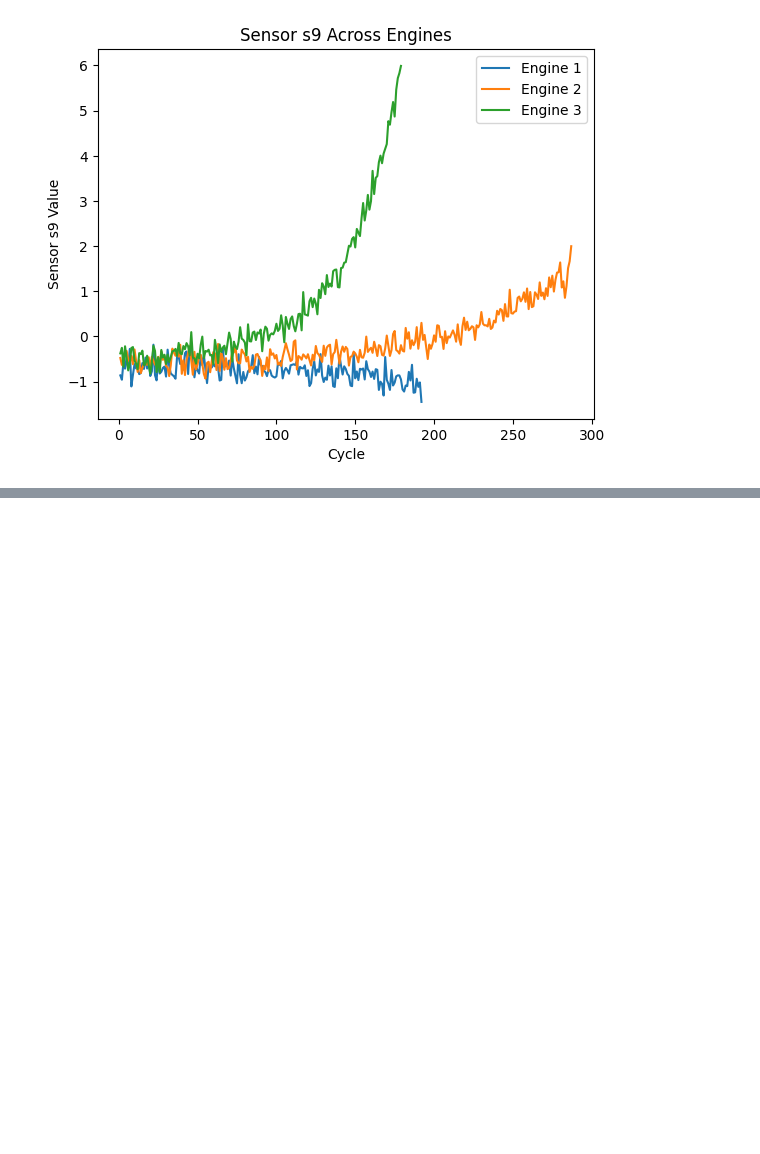
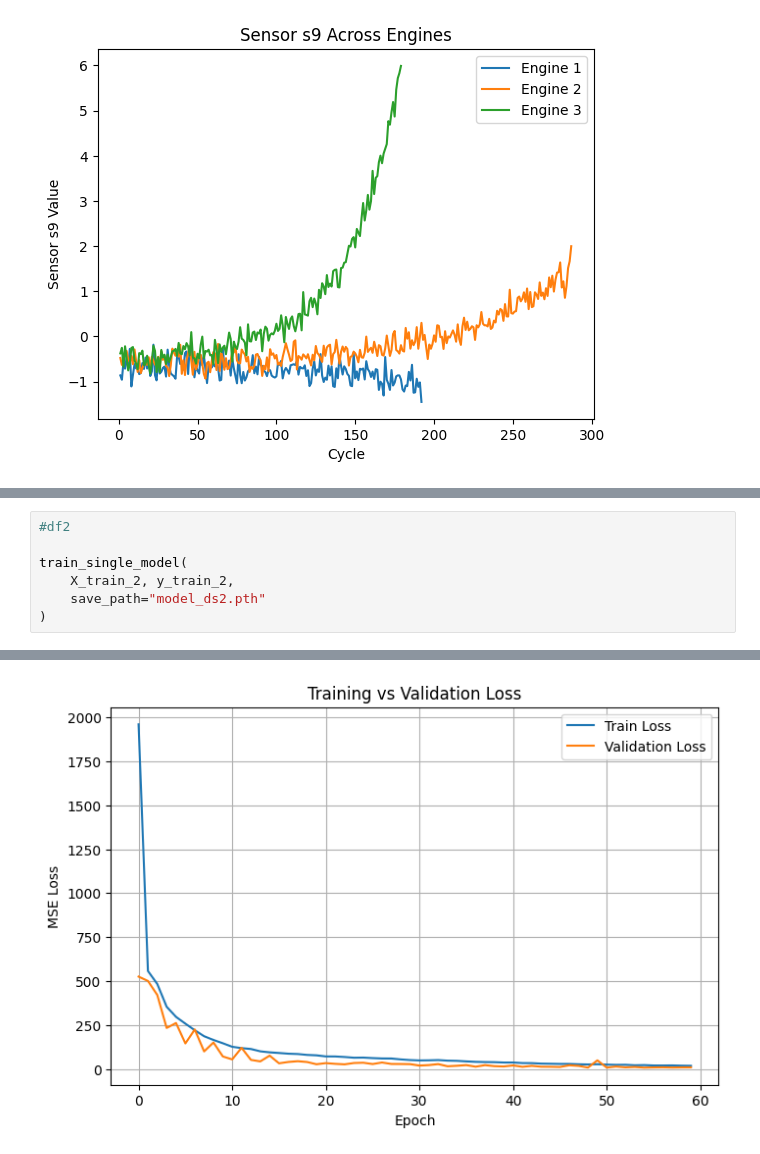
Before and after one commit to abhilashab4/gru-model, a Jupyter notebook: preprocessing.ipynb, the cells around one changed output, grey strips where cells are left out. Cells and saved outputs as stored; diff of their text form; blank space fills up the shorter version.

```diff
--- a/preprocessing.ipynb
+++ b/preprocessing.ipynb
@@ -325,0 +577,8 @@ plt.show()
+# %%
+#df2
+
+train_single_model(
+    X_train_2, y_train_2,
+    save_path="model_ds2.pth"
+)
+# %% [output]
@@ -325,0 +602 @@ plt.show()
+[figure, added]
```
Also changed, not shown: parts of 13 cells of this notebook, 5 other files.
